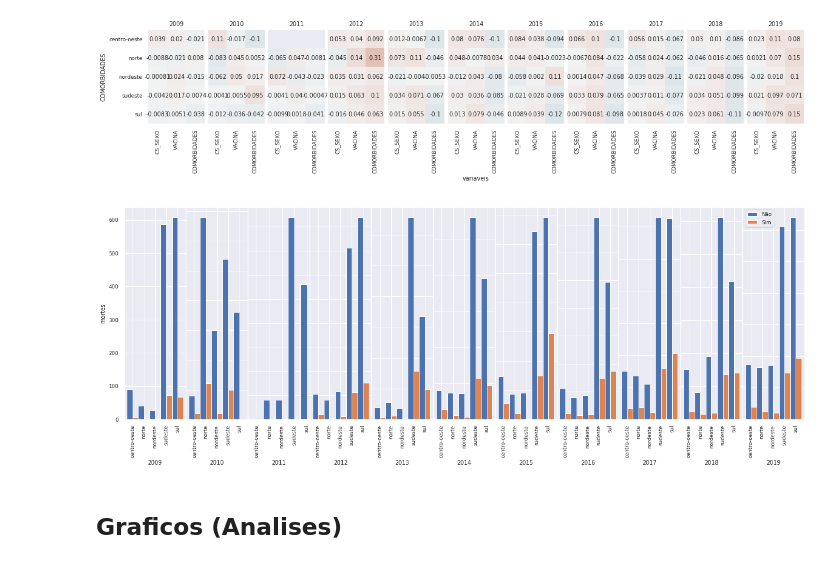
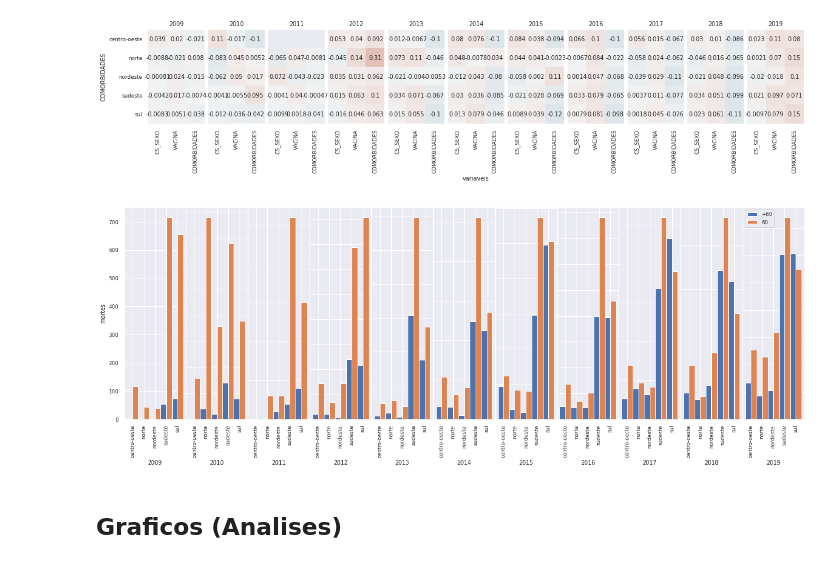
Before and after one commit to brunoartc/IC-Virus-Gripe, a Jupyter notebook: Estudo das variaveis.ipynb, the cells around one changed output. Saved outputs shown, nothing was run; the diff lists cells and outputs as text; code cells hidden in the pictures.

Commit message:
[FEAT] add IDADE

```diff
--- a/Estudo das variaveis.ipynb
+++ b/Estudo das variaveis.ipynb
@@ -131,6 +131,10 @@ label_dict = {
     "VACINA": {
         1: "Sim",
         0: "Não"
+    },
+    "IDADE": {
+        '+60':'+60',
+        '60':'60'
     }
 }
 
@@ -756,7 +760,6 @@ def plot_bar_per_variable(dff_ages, variable = "VACINA", label = ("SIM", "NÃO")
         va1 = []
         va2 = []
 
-        variables_keys = clean_comorbitie(df['sudeste'],variable)[variable].value_counts()
 
         for ii in df.keys():
 
@@ -764,50 +767,55 @@ def plot_bar_per_variable(dff_ages, variable = "VACINA", label = ("SIM", "NÃO")
                 variables = clean_comorbitie(df[ii] if not all_ages else df[ii].append(df2[ii]) ,variable)[variable].value_counts()
             elif (variable == "IDADE"):
                 variables = {
-                    '+60': df[ii].count(),
-                    '60': df2[ii].count()
+                    '+60': df[ii].count()["CS_SEXO"], #TODO check better way of counting
+                    '60': df2[ii].count()["CS_SEXO"]
                 }
             else:
                 variables = (df[ii] if not all_ages else df[ii].append(df2[ii]))[variable].value_counts()
 
+            if variable != "IDADE":
+                variables_keys = (df[ii] if not all_ages else df[ii].append(df2[ii]))[variable].value_counts()
+            else:
+                variables_keys = {
+                    "+60":1,
+                    "60":1,
+                }
 
 
             if len(variables)>0:
-                va1.append(variables[variables.keys()[0]]) #CS_SEXO 1
+                va1.append(variables[list(variables.keys())[0]]) #CS_SEXO 1
             else:
                 va1.append(0)
             if len(variables)>1:
-                va2.append(variables[variables.keys()[1]]) #CS_SEXO 2
+                va2.append(variables[list(variables.keys())[1]]) #CS_SEXO 2
             else:
                 va2.append(0)
 
-
         if (len(variables_keys.keys()) > 0):
-
-            ax[j].bar(bar_location + 1*width, va1, width=width, label=label_dict[variable][variables_keys.keys()[0]]) #HOMEM
+            ax[j].bar(bar_location + 1*width, va1, width=width, label=label_dict[variable][list(variables_keys.keys())[0]]) #HOMEM
         if (len(variables_keys.keys()) > 1):
-            ax[j].bar(bar_location + 2*width, va2, width=width, label=label_dict[variable][variables_keys.keys()[1]]) #MULHER
+            ax[j].bar(bar_location + 2*width, va2, width=width, label=label_dict[variable][list(variables_keys.keys())[1]]) #MULHER
 
         if j == 0:
             ax[j].set_ylabel("mortes")
         else:
             ax[j].set_yticklabels([], rotation = 90)
 
         if j == 10:
             ax[j].legend()
 
         ax[j].set_xlabel(i, rotation=0)
         ax[j].set_xticks(bar_location+ width*1.5)
         #ax[j].set_yscale('log')
         ax[j].set_xticklabels(df.keys(), rotation = 90)
 
 
         j+=1
 
 
-plot_bar_per_variable(output_celan['mortos'], variable="PNEUMOPATI", all_ages=True, age='menos_60')
+plot_bar_per_variable(output_celan['mortos'], variable="IDADE", all_ages=True, age='menos_60')
 # %% [output]
-[figure, old version]
+[figure, new version]
 # %% [markdown]
 ## Graficos (Analises)
 # %% [markdown]
```
